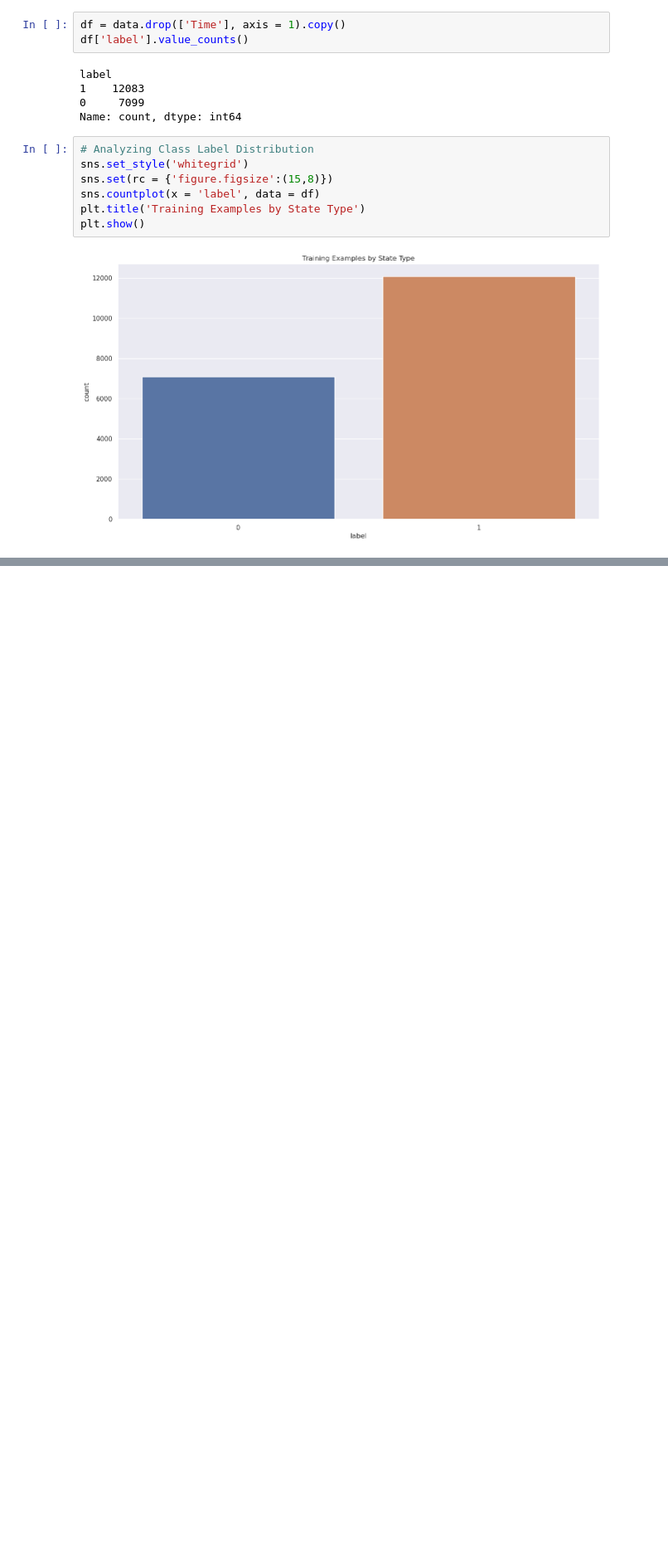
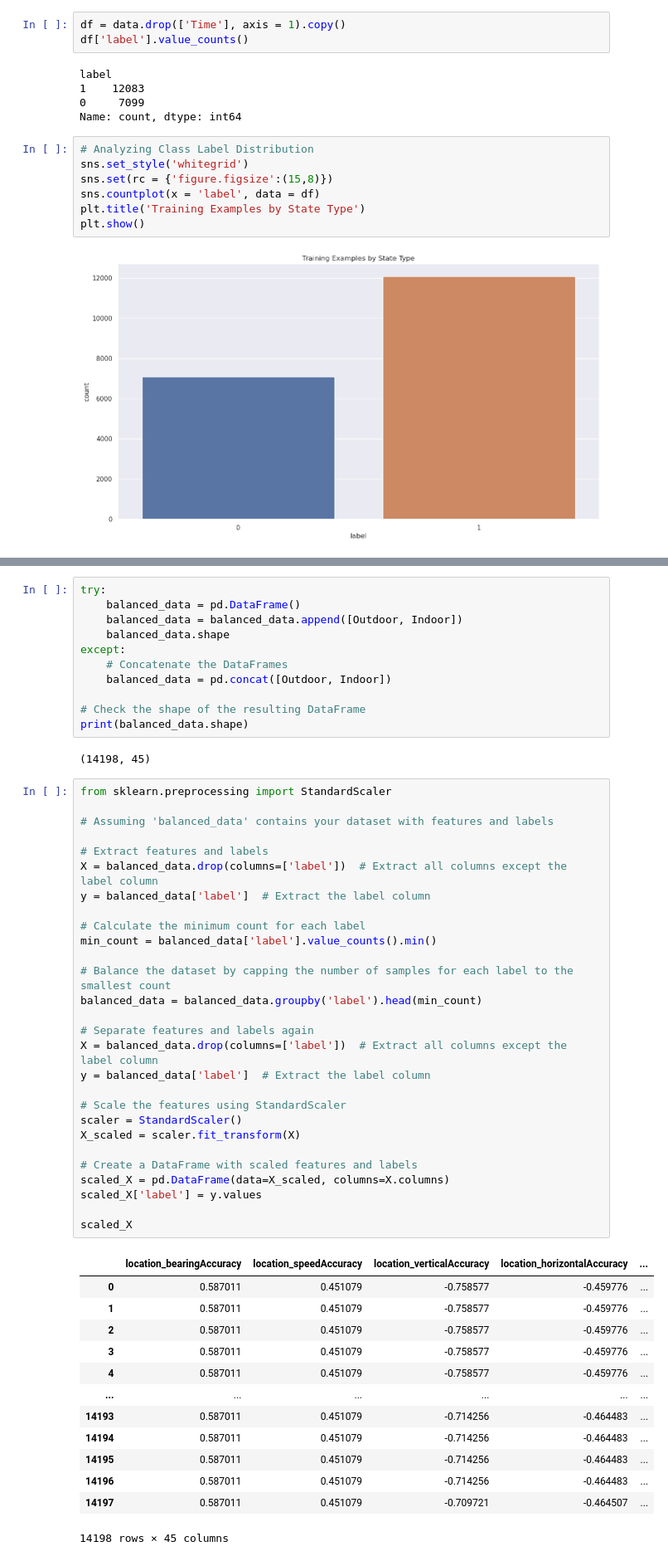
Before and after one commit to bilzkaist/DeepIOD, a Jupyter notebook: DeepIOD_main.ipynb, the cells around one changed output, grey strips where cells are left out. Shown at 83% size. Saved outputs shown, nothing was run; the diff lists cells and outputs as text; blank space fills up the shorter version.

```diff
--- a/DeepIOD_main.ipynb
+++ b/DeepIOD_main.ipynb
@@ -147,0 +161,55 @@ Indoor = df[df['state'] == 'Indoor'].head(530828).copy()
+# %%
+try:
+    balanced_data = pd.DataFrame()
+    balanced_data = balanced_data.append([Outdoor, Indoor])
+    balanced_data.shape
+except:
+    # Concatenate the DataFrames
+    balanced_data = pd.concat([Outdoor, Indoor])
+
+# Check the shape of the resulting DataFrame
+print(balanced_data.shape)
+# %% [output]
+(14198, 45)
+# %%
+from sklearn.preprocessing import StandardScaler
+
+# Assuming 'balanced_data' contains your dataset with features and labels
+
+# Extract features and labels
+X = balanced_data.drop(columns=['label'])  # Extract all columns except the label column
+y = balanced_data['label']  # Extract the label column
+
+# Calculate the minimum count for each label
+min_count = balanced_data['label'].value_counts().min()
+
+# Balance the dataset by capping the number of samples for each label to the smallest count
+balanced_data = balanced_data.groupby('label').head(min_count)
+
+# Separate features and labels again
+X = balanced_data.drop(columns=['label'])  # Extract all columns except the label column
+y = balanced_data['label']  # Extract the label column
+
+# Scale the features using StandardScaler
+scaler = StandardScaler()
+X_scaled = scaler.fit_transform(X)
+
+# Create a DataFrame with scaled features and labels
+scaled_X = pd.DataFrame(data=X_scaled, columns=X.columns)
+scaled_X['label'] = y.values
+
+scaled_X
+# %% [output]
+|  | location_bearingAccuracy | location_speedAccuracy | location_verticalAccuracy | location_horizontalAccuracy | ... |
+| 0 | 0.587011 | 0.451079 | -0.758577 | -0.459776 | ... |
+| 1 | 0.587011 | 0.451079 | -0.758577 | -0.459776 | ... |
+| 2 | 0.587011 | 0.451079 | -0.758577 | -0.459776 | ... |
+| 3 | 0.587011 | 0.451079 | -0.758577 | -0.459776 | ... |
+| 4 | 0.587011 | 0.451079 | -0.758577 | -0.459776 | ... |
+| ... | ... | ... | ... | ... | ... |
+| 14193 | 0.587011 | 0.451079 | -0.714256 | -0.464483 | ... |
+| 14194 | 0.587011 | 0.451079 | -0.714256 | -0.464483 | ... |
+| 14195 | 0.587011 | 0.451079 | -0.714256 | -0.464483 | ... |
+| 14196 | 0.587011 | 0.451079 | -0.714256 | -0.464483 | ... |
+| 14197 | 0.587011 | 0.451079 | -0.709721 | -0.464507 | ... |
+14198 rows × 45 columns
```
Also changed, not shown: parts of 29 cells of this notebook.
